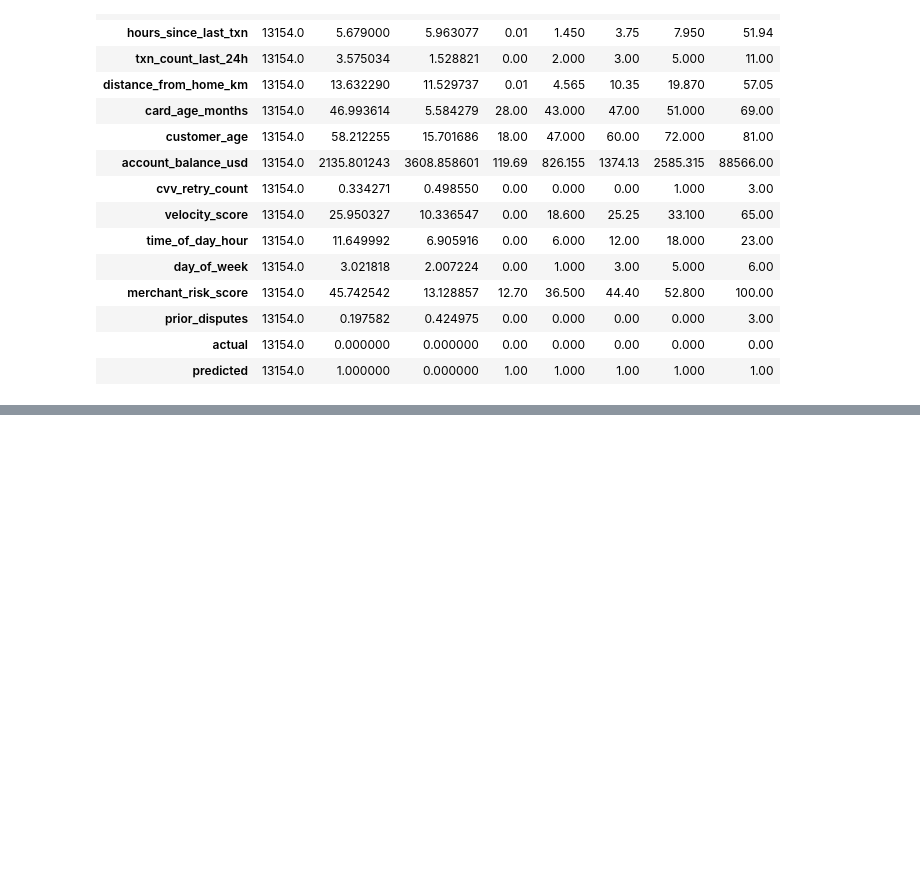
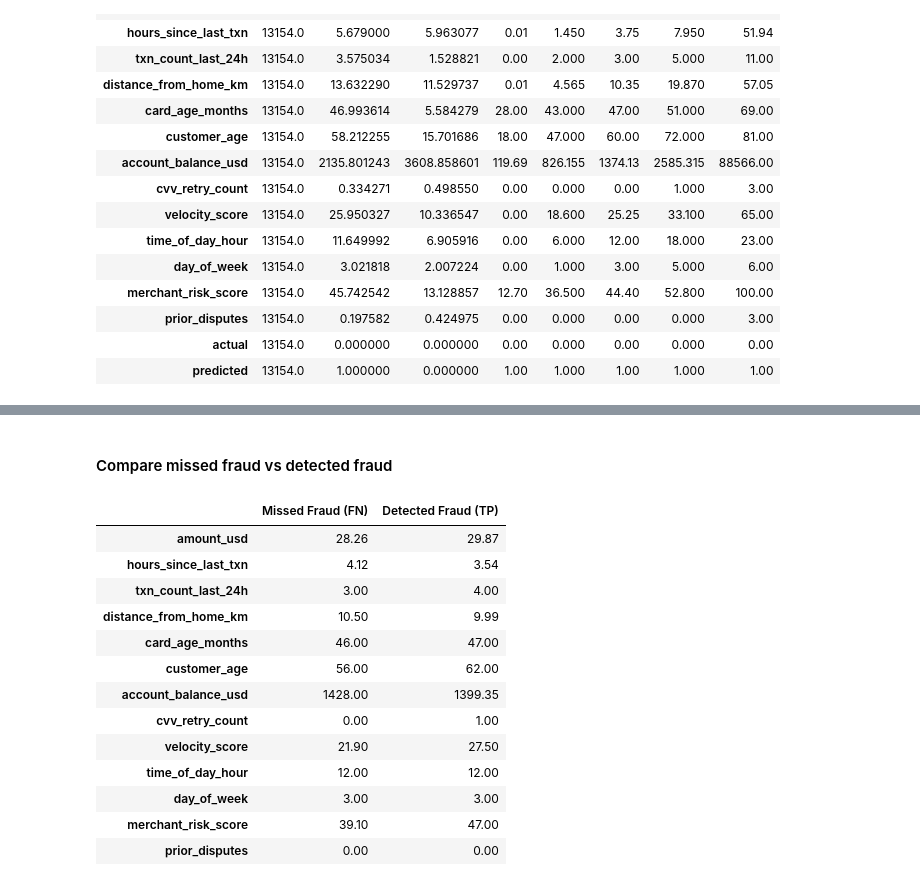
Before and after one commit to Percy5598/fraud-detection-2026, a Jupyter notebook: notebooks/02_basline_model.ipynb, the cells around one changed output, grey strips where cells are left out. Saved outputs shown, nothing was run; the diff lists cells and outputs as text; code cells hidden in the pictures; blank space fills up the shorter version.

```diff
--- a/notebooks/02_basline_model.ipynb
+++ b/notebooks/02_basline_model.ipynb
@@ -346,0 +439,26 @@ False positives:
+# %% [markdown]
+#### Compare missed fraud vs detected fraud
+# %%
+num_cols = X_val.select_dtypes(include=np.number).columns
+
+fraud_comparison = pd.DataFrame({
+    "Missed Fraud (FN)": false_negatives[num_cols].median(),
+    "Detected Fraud (TP)": true_positives[num_cols].median()
+})
+
+display(fraud_comparison.round(2))
+# %% [output]
+|  | Missed Fraud (FN) | Detected Fraud (TP) |
+| amount_usd | 28.26 | 29.87 |
+| hours_since_last_txn | 4.12 | 3.54 |
+| txn_count_last_24h | 3.00 | 4.00 |
+| distance_from_home_km | 10.50 | 9.99 |
+| card_age_months | 46.00 | 47.00 |
+| customer_age | 56.00 | 62.00 |
+| account_balance_usd | 1428.00 | 1399.35 |
+| cvv_retry_count | 0.00 | 1.00 |
+| velocity_score | 21.90 | 27.50 |
+| time_of_day_hour | 12.00 | 12.00 |
+| day_of_week | 3.00 | 3.00 |
+| merchant_risk_score | 39.10 | 47.00 |
+| prior_disputes | 0.00 | 0.00 |
```
Also changed, not shown: parts of 15 cells of this notebook.
